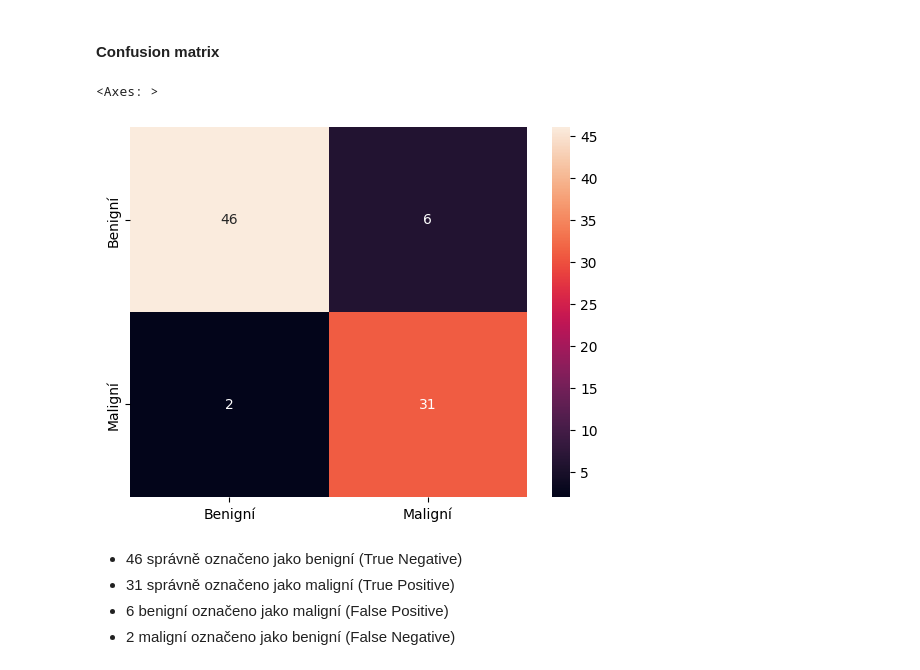
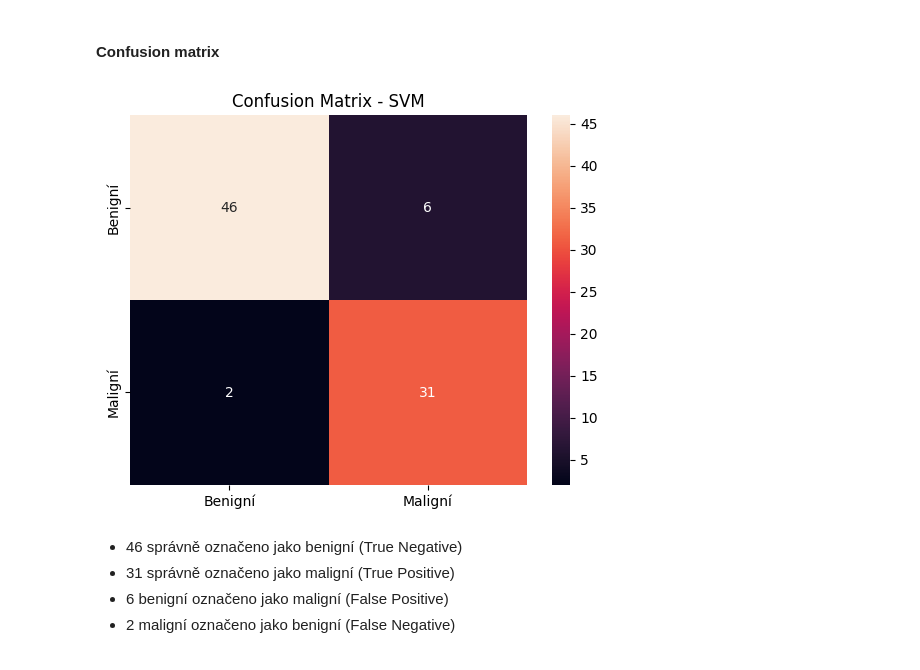
Before and after one commit to mirovisus/breast-cancer-project, a Jupyter notebook: notebooks/rakovina_prsou.ipynb, the cells around one changed output. Cells and saved outputs as stored; diff of their text form; code cells hidden in the pictures.

Commit message:
add images

```diff
--- a/notebooks/rakovina_prsou.ipynb
+++ b/notebooks/rakovina_prsou.ipynb
@@ -363,14 +376,15 @@ Nízká směrodatná odchylka (2,01 %) znamená, že model je stabilní a nepře
 # %%
 from sklearn.metrics import confusion_matrix, accuracy_score
 import seaborn as sns
 
 cf_matrix = confusion_matrix(y_val, y_pred)
 sns.heatmap(cf_matrix, annot=True, fmt='d',
             xticklabels=['Benigní', 'Maligní'],
             yticklabels=['Benigní', 'Maligní'])
+plt.title("Confusion Matrix - SVM")
+plt.savefig('../images/confusion_matrix_svm.png', dpi=100, bbox_inches='tight')
 # %% [output]
-<Axes: >
-[figure, old version]
+[figure, new version]
 # %% [markdown]
 - 46 správně označeno jako benigní (True Negative)
 - 31 správně označeno jako maligní (True Positive)
```
Also changed, not shown: parts of 8 cells of this notebook, 8 other files.
